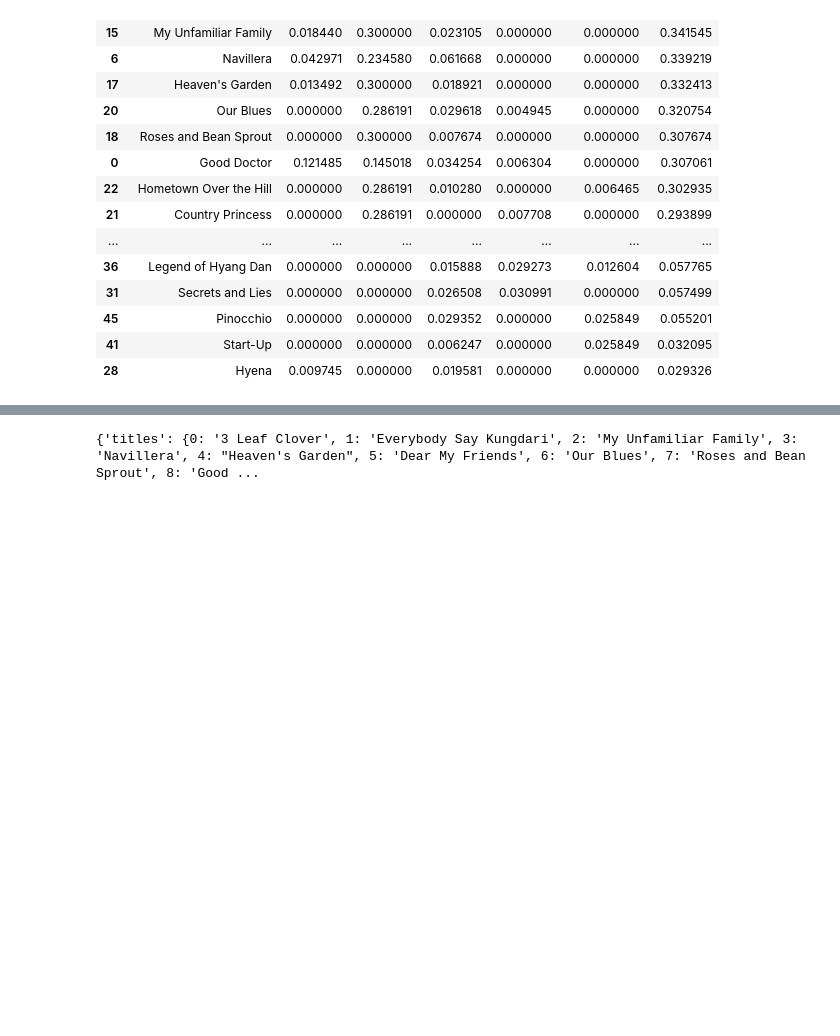
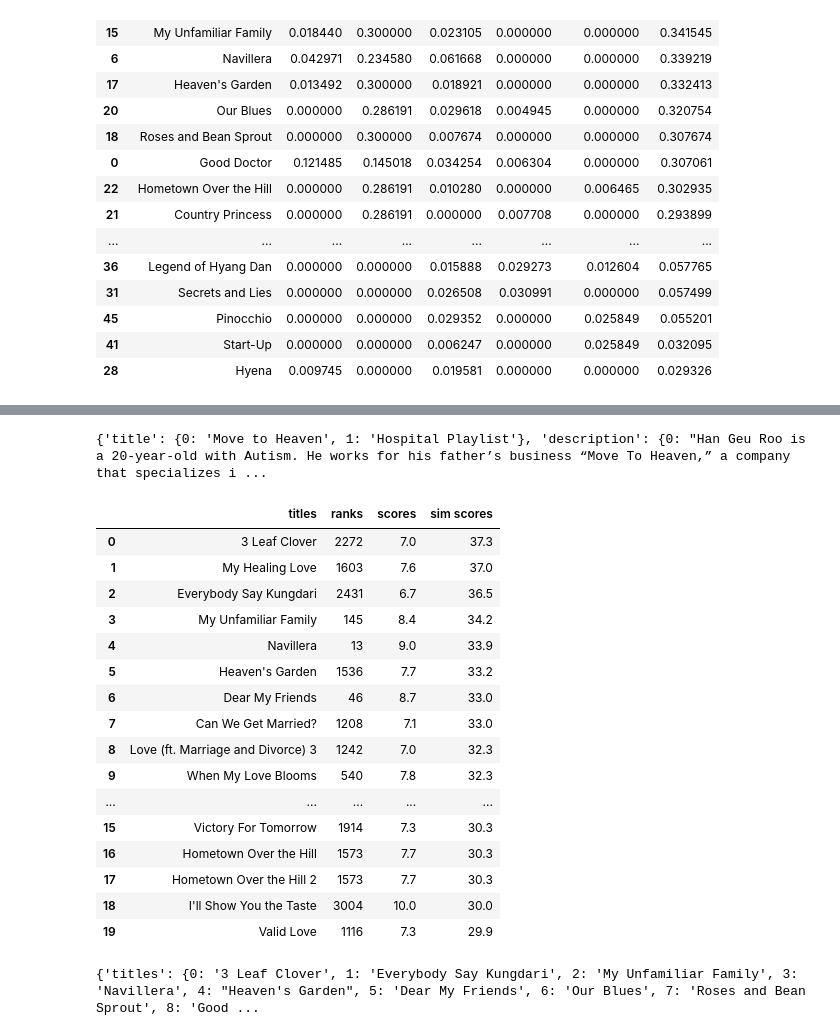
Before and after one commit to JohndKim/Kdrama-Recommender, a Jupyter notebook: recommender/site.ipynb, the cells around one changed output, grey strips where cells are left out. Saved outputs shown, nothing was run; the diff lists cells and outputs as text; code cells hidden in the pictures; blank space fills up the shorter version.

```diff
--- a/recommender/site.ipynb
+++ b/recommender/site.ipynb
@@ -433,0 +498,3 @@ print(dic)
+# %%
+rec_df = pd.DataFrame(kdata)
+rec_df
@@ -433,0 +505,3 @@ print(dic)
+# %%
+two_df = df.head(2)
+two_df
@@ -433,0 +522,4 @@ print(dic)
+# %%
+merged = pd.merge(two_df, rec_df)
+# merged.to_csv('recs.csv', encoding='utf-8', index=False)
+merged
@@ -434,3 +530,53 @@ print(dic)
+# %%
+print(merged.to_dict())
+# %% [output]
+{'title': {0: 'Move to Heaven', 1: 'Hospital Playlist'}, 'description': {0: "Han Geu Roo is a 20-year-old with Autism. He works for his father’s business “Move To Heaven,” a company that specializes i ...
+# %%
+# rec_file = 'csv/recs.csv'
+# df = pd.read_csv(rec_file)
+title = "Move to Heaven"
+index = search_kdrama(title)
+row = merged.loc[index]
+
+recs = row['recommendations']
+sims = row['similarity']
+ranks = []
+scores = []
+
+for name in recs:
+    # get rank, score, and sim score
+    index = search_kdrama(name)
+    row = df.loc[index]
+    ranks.append(row['rank'])
+    scores.append(row['score'])
+
+dictionary = {
+    "titles": recs,
+    "ranks": ranks,
+    "scores": scores,
+    "sim scores": sims
+}
+
+a = pd.DataFrame(dictionary)
+a = a['sim_score'].reset_index(drop=True)
+# %% [output]
+|  | titles | ranks | scores | sim scores |
+| 0 | 3 Leaf Clover | 2272 | 7.0 | 37.3 |
+| 1 | My Healing Love | 1603 | 7.6 | 37.0 |
+| 2 | Everybody Say Kungdari | 2431 | 6.7 | 36.5 |
+| 3 | My Unfamiliar Family | 145 | 8.4 | 34.2 |
+| 4 | Navillera | 13 | 9.0 | 33.9 |
+| 5 | Heaven's Garden | 1536 | 7.7 | 33.2 |
+| 6 | Dear My Friends | 46 | 8.7 | 33.0 |
+| 7 | Can We Get Married? | 1208 | 7.1 | 33.0 |
+| 8 | Love (ft. Marriage and Divorce) 3 | 1242 | 7.0 | 32.3 |
+| 9 | When My Love Blooms | 540 | 7.8 | 32.3 |
+| ... | ... | ... | ... | ... |
+| 15 | Victory For Tomorrow | 1914 | 7.3 | 30.3 |
+| 16 | Hometown Over the Hill | 1573 | 7.7 | 30.3 |
+| 17 | Hometown Over the Hill 2 | 1573 | 7.7 | 30.3 |
+| 18 | I'll Show You the Taste | 3004 | 10.0 | 30.0 |
+| 19 | Valid Love | 1116 | 7.3 | 29.9 |
 # %%
 # thing.drop("keywords", axis=1, inplace=True)
 # thing.drop("genres", axis=1, inplace=True)
```
Also changed, not shown: parts of 11 cells of this notebook, 3 other files.
